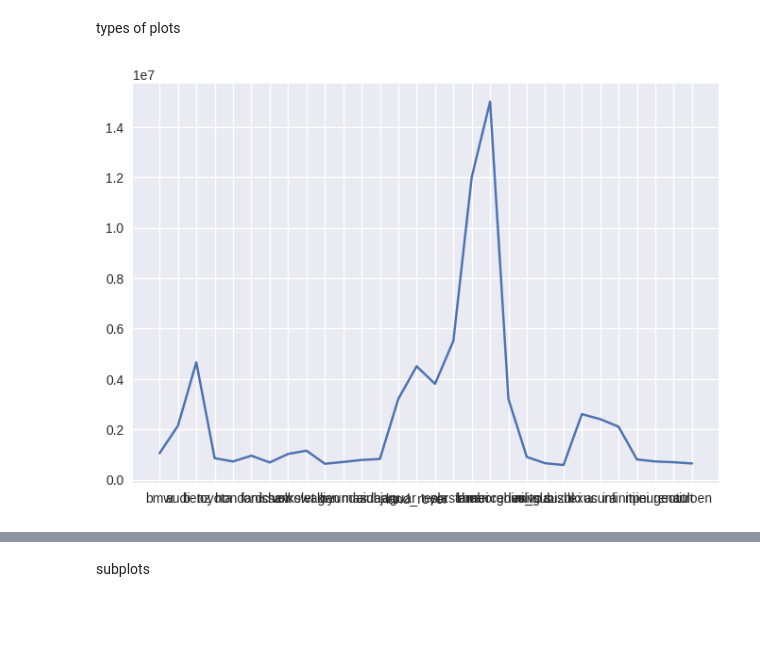
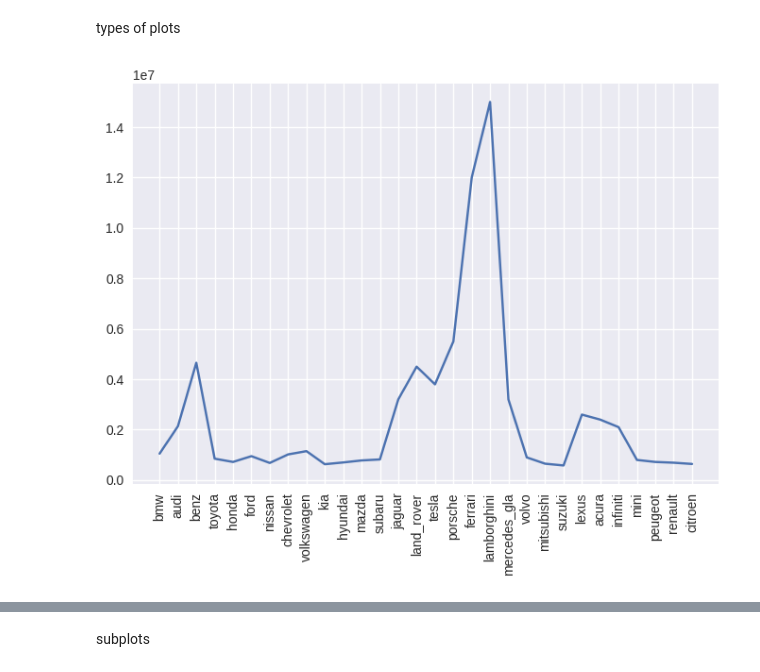
Before and after one commit to karthickbala-tech/python_learning, a Jupyter notebook: ml_learning/matplotlib_learning.ipynb, the cells around one changed output, grey strips where cells are left out. Saved outputs shown, nothing was run; the diff lists cells and outputs as text; code cells hidden in the pictures; blank space fills up the shorter version.

```diff
--- a/ml_learning/matplotlib_learning.ipynb
+++ b/ml_learning/matplotlib_learning.ipynb
@@ -58,9 +58,10 @@ cars = {
 # %%
 fig , ax=plt.subplots()
 ax.plot(cars.keys(),cars.values())
+plt.xticks(rotation=90)
 plt.show()
 # %% [output]
-[figure, old version]
+[figure, new version]
 # %%
 #line plot
 fig, ax = plt.subplots(figsize=(12,6))
```
Also changed, not shown: parts of 13 cells of this notebook, 4 other files.
